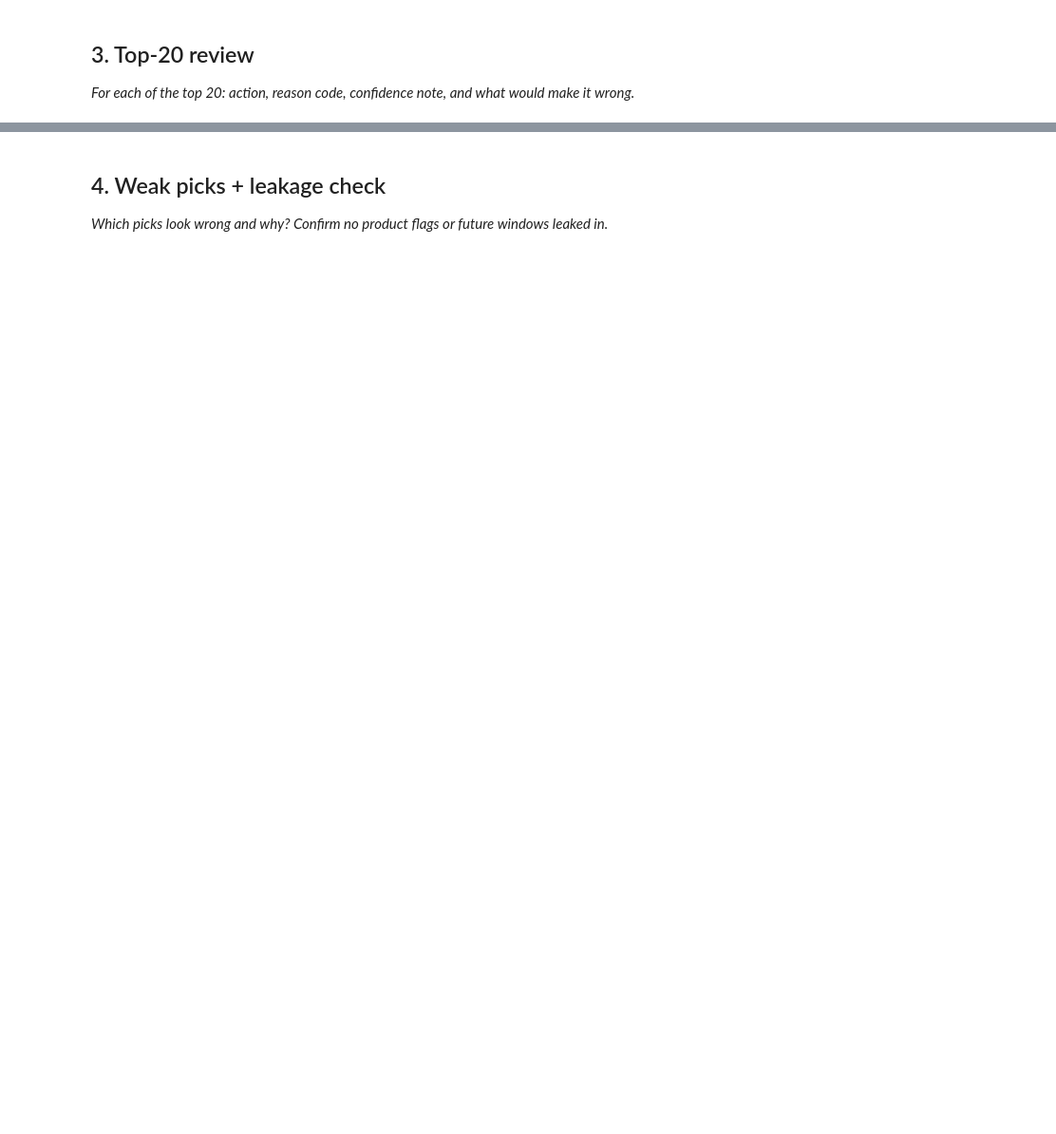
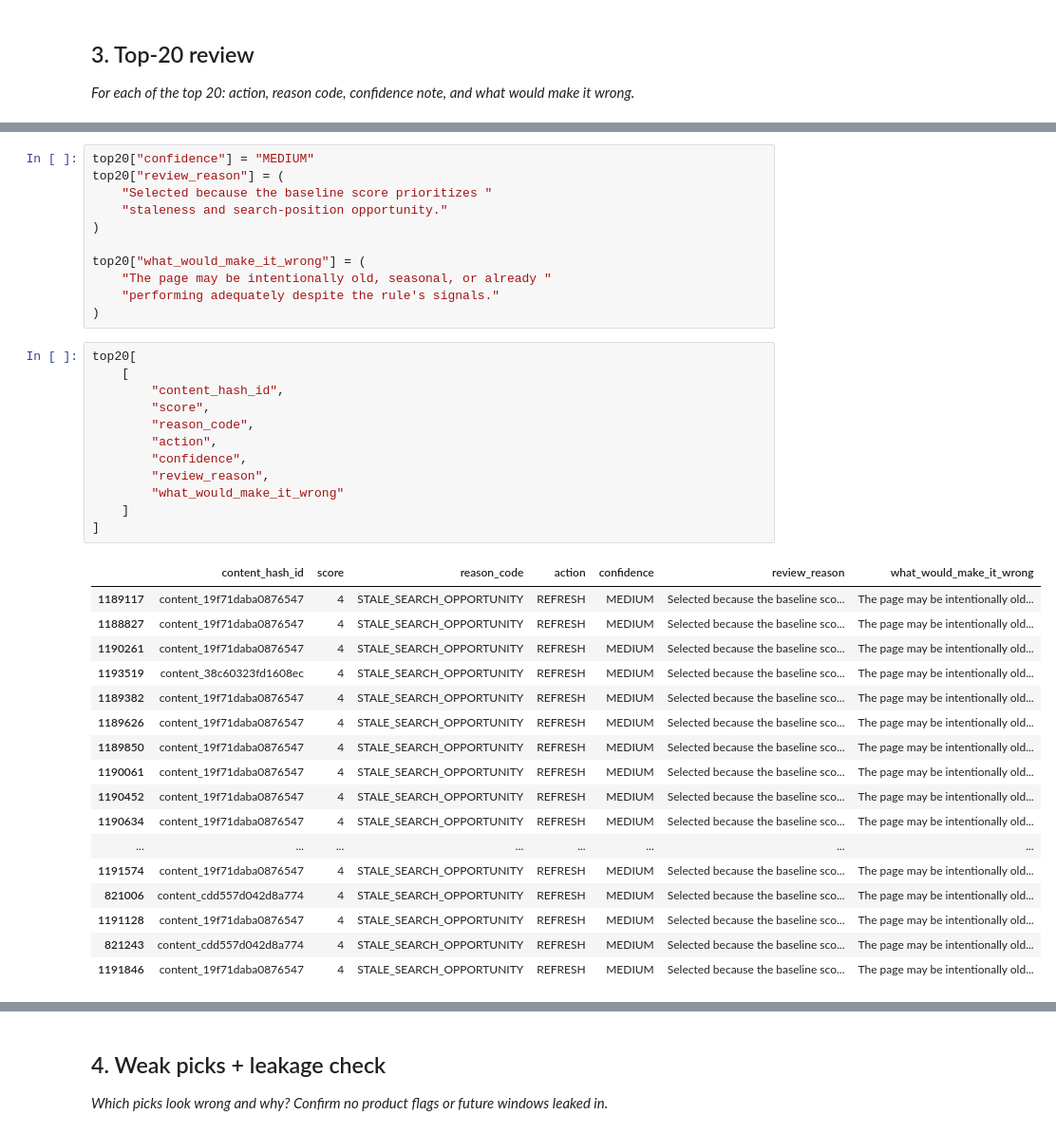
Before and after one commit to abdul-ITexpert/flyrank-internship-week1, a Jupyter notebook: work/notebooks/w04_baseline_score.ipynb, the cells around one changed output, grey strips where cells are left out. Shown at 95% size. Saved outputs shown, nothing was run; the diff lists cells and outputs as text; blank space fills up the shorter version.

```diff
--- a/work/notebooks/w04_baseline_score.ipynb
+++ b/work/notebooks/w04_baseline_score.ipynb
@@ -29,0 +378,41 @@ This skeleton is yours to fill. Work the sections **in order** — each one has
+# %%
+top20["confidence"] = "MEDIUM"
+top20["review_reason"] = (
+    "Selected because the baseline score prioritizes "
+    "staleness and search-position opportunity."
+)
+
+top20["what_would_make_it_wrong"] = (
+    "The page may be intentionally old, seasonal, or already "
+    "performing adequately despite the rule's signals."
+)
+# %%
+top20[
+    [
+        "content_hash_id",
+        "score",
+        "reason_code",
+        "action",
+        "confidence",
+        "review_reason",
+        "what_would_make_it_wrong"
+    ]
+]
+# %% [output]
+|  | content_hash_id | score | reason_code | action | confidence | review_reason | what_would_make_it_wrong |
+| 1189117 | content_19f71daba0876547 | 4 | STALE_SEARCH_OPPORTUNITY | REFRESH | MEDIUM | Selected because the baseline sco... | The page may be intentionally old... |
+| 1188827 | content_19f71daba0876547 | 4 | STALE_SEARCH_OPPORTUNITY | REFRESH | MEDIUM | Selected because the baseline sco... | The page may be intentionally old... |
+| 1190261 | content_19f71daba0876547 | 4 | STALE_SEARCH_OPPORTUNITY | REFRESH | MEDIUM | Selected because the baseline sco... | The page may be intentionally old... |
+| 1193519 | content_38c60323fd1608ec | 4 | STALE_SEARCH_OPPORTUNITY | REFRESH | MEDIUM | Selected because the baseline sco... | The page may be intentionally old... |
+| 1189382 | content_19f71daba0876547 | 4 | STALE_SEARCH_OPPORTUNITY | REFRESH | MEDIUM | Selected because the baseline sco... | The page may be intentionally old... |
+| 1189626 | content_19f71daba0876547 | 4 | STALE_SEARCH_OPPORTUNITY | REFRESH | MEDIUM | Selected because the baseline sco... | The page may be intentionally old... |
+| 1189850 | content_19f71daba0876547 | 4 | STALE_SEARCH_OPPORTUNITY | REFRESH | MEDIUM | Selected because the baseline sco... | The page may be intentionally old... |
+| 1190061 | content_19f71daba0876547 | 4 | STALE_SEARCH_OPPORTUNITY | REFRESH | MEDIUM | Selected because the baseline sco... | The page may be intentionally old... |
+| 1190452 | content_19f71daba0876547 | 4 | STALE_SEARCH_OPPORTUNITY | REFRESH | MEDIUM | Selected because the baseline sco... | The page may be intentionally old... |
+| 1190634 | content_19f71daba0876547 | 4 | STALE_SEARCH_OPPORTUNITY | REFRESH | MEDIUM | Selected because the baseline sco... | The page may be intentionally old... |
+| ... | ... | ... | ... | ... | ... | ... | ... |
+| 1191574 | content_19f71daba0876547 | 4 | STALE_SEARCH_OPPORTUNITY | REFRESH | MEDIUM | Selected because the baseline sco... | The page may be intentionally old... |
+| 821006 | content_cdd557d042d8a774 | 4 | STALE_SEARCH_OPPORTUNITY | REFRESH | MEDIUM | Selected because the baseline sco... | The page may be intentionally old... |
+| 1191128 | content_19f71daba0876547 | 4 | STALE_SEARCH_OPPORTUNITY | REFRESH | MEDIUM | Selected because the baseline sco... | The page may be intentionally old... |
+| 821243 | content_cdd557d042d8a774 | 4 | STALE_SEARCH_OPPORTUNITY | REFRESH | MEDIUM | Selected because the baseline sco... | The page may be intentionally old... |
+| 1191846 | content_19f71daba0876547 | 4 | STALE_SEARCH_OPPORTUNITY | REFRESH | MEDIUM | Selected because the baseline sco... | The page may be intentionally old... |
```
Also changed, not shown: parts of 17 cells of this notebook.
